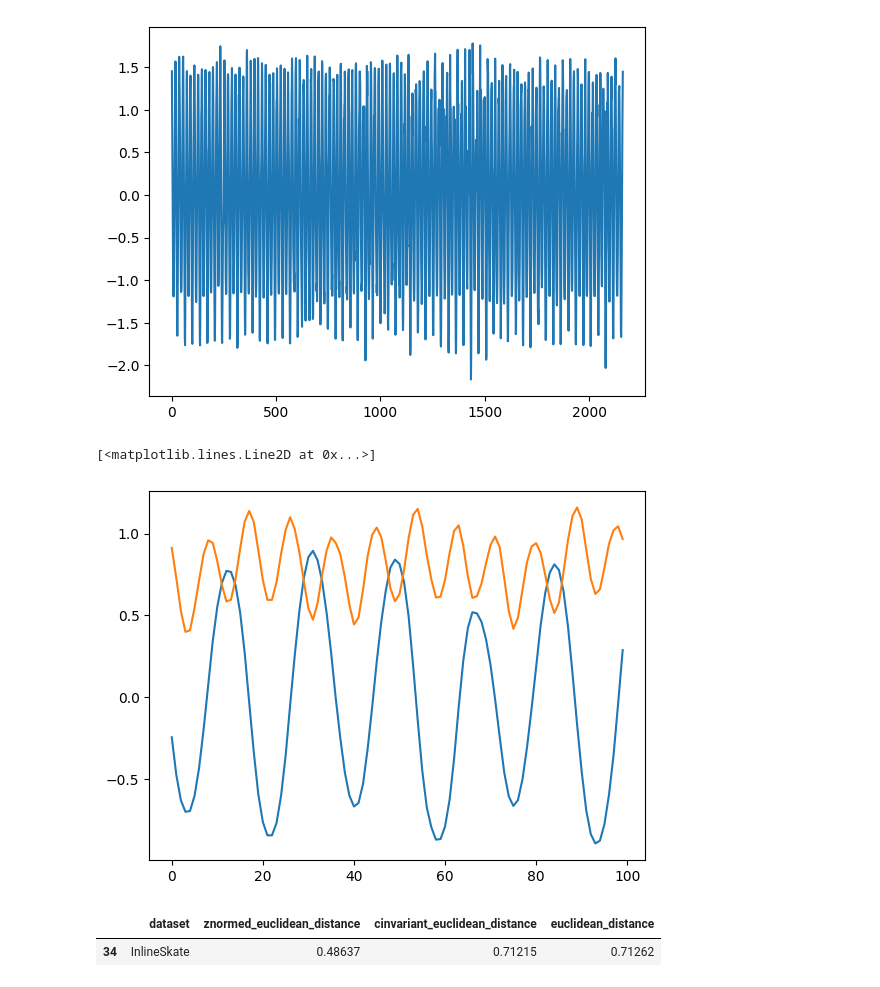
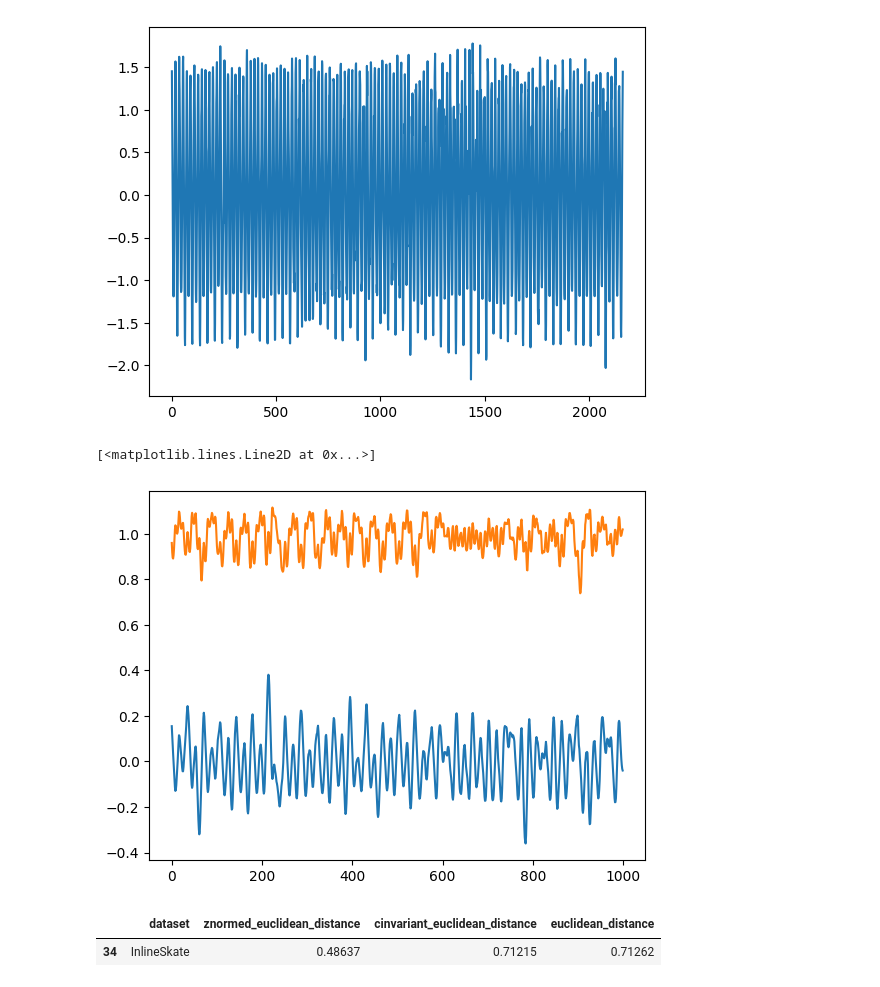
Before and after one commit to JaasperK/oracle, a Jupyter notebook: notebooks/oracle.ipynb, the cells around one changed output. Drawn from its saved outputs; the diff is of its cells as text; code cells hidden in the pictures.

```diff
--- a/notebooks/oracle.ipynb
+++ b/notebooks/oracle.ipynb
@@ -292,14 +292,14 @@ plt.plot(car_ts)
 [<matplotlib.lines.Line2D at 0x...>]
 [figure]
 # %%
-car_mu, car_sigma = sliding_mean_stddev(car_ts, 10)
+car_mu, car_sigma = sliding_mean_stddev(car_ts, 20)
 
-view_len = 100
+view_len = 1000
 plt.plot(car_mu[:view_len])     # in blue
 plt.plot(car_sigma[:view_len])  # in orange
 # %% [output]
 [<matplotlib.lines.Line2D at 0x...>]
-[figure, old version]
+[figure, new version]
 # %%
 dataset_scores.loc[[34]]
 # %% [output]
```
Also changed, not shown: parts of 3 cells of this notebook.
